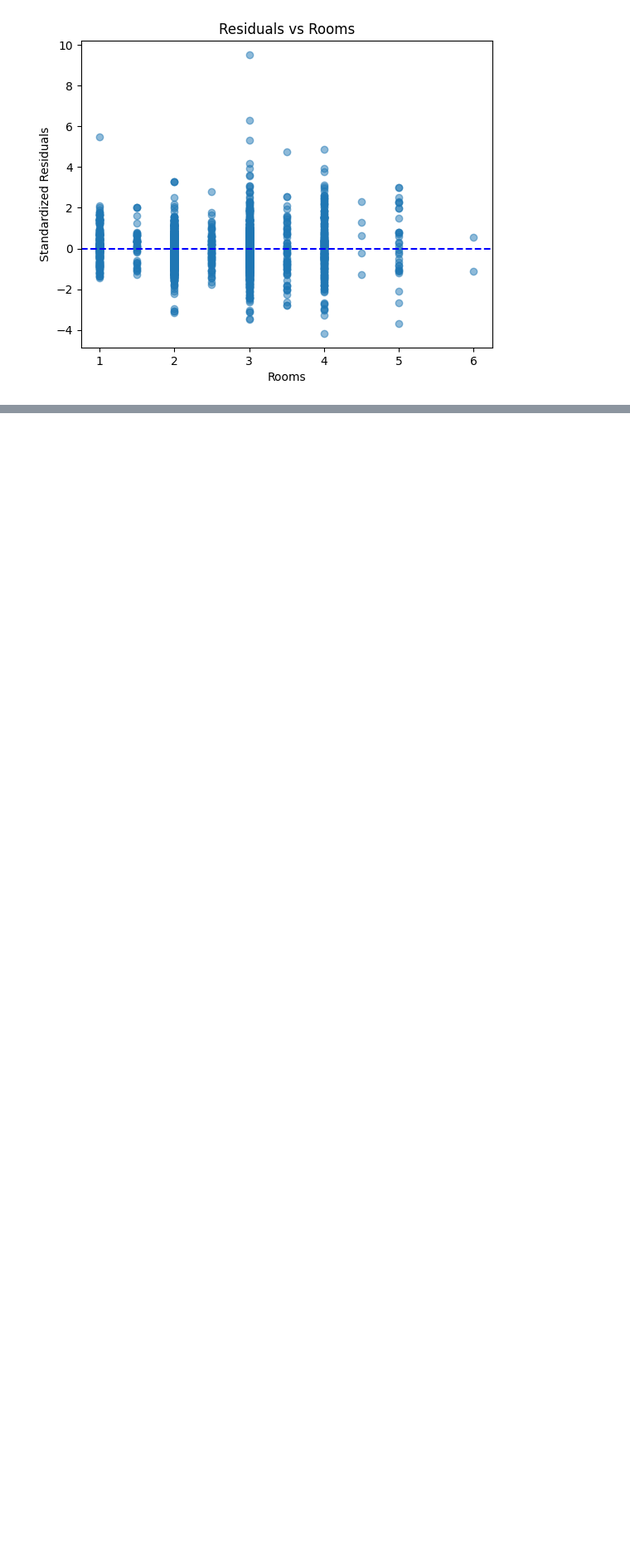
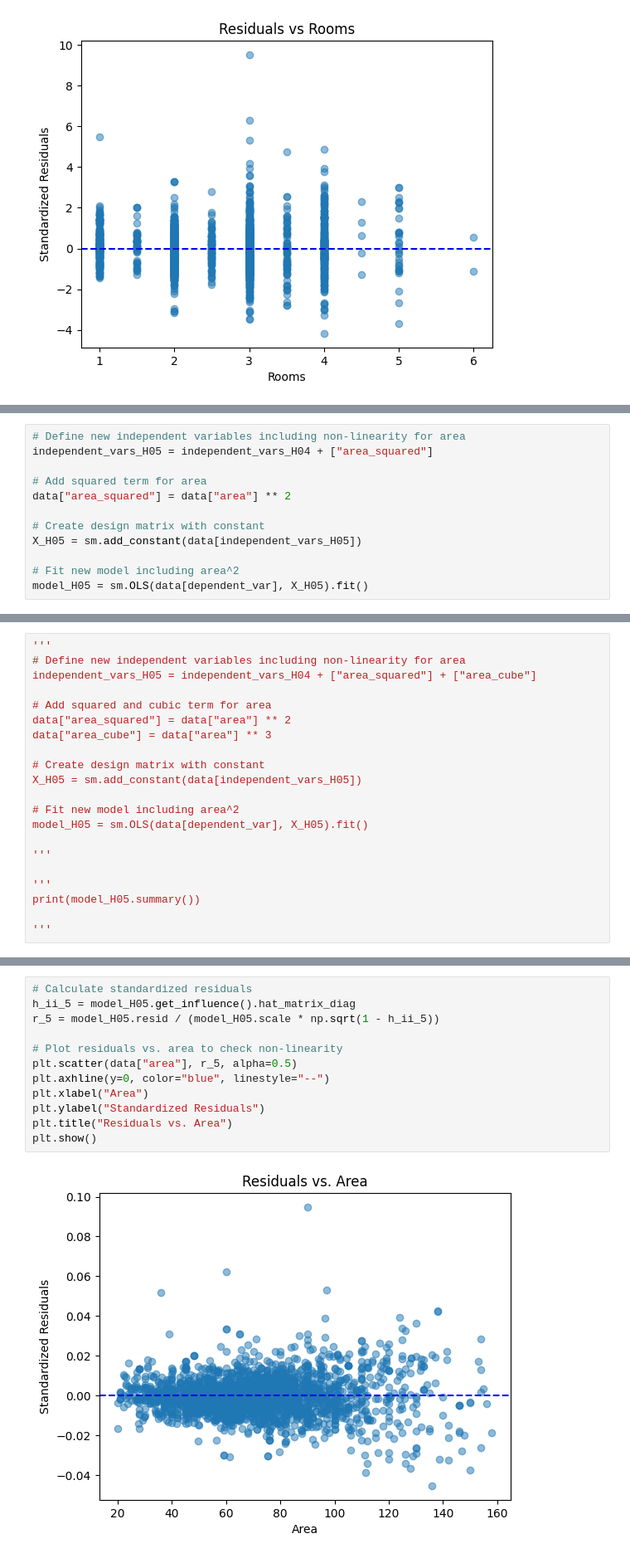
Before and after one commit to eminsin/RegressionAnalysis, a Jupyter notebook: RegressionAnalysis.ipynb, the cells around one changed output, grey strips where cells are left out. Shown at 83% size. Saved outputs shown, nothing was run; the diff lists cells and outputs as text; blank space fills up the shorter version.

Commit message:
Added the linearity check for model diagnosis

```diff
--- a/RegressionAnalysis.ipynb
+++ b/RegressionAnalysis.ipynb
@@ -752,0 +755,12 @@ plot_residuals(data["rooms"], r_H04, "Rooms")
+# %%
+# Define new independent variables including non-linearity for area
+independent_vars_H05 = independent_vars_H04 + ["area_squared"]
+
+# Add squared term for area
+data["area_squared"] = data["area"] ** 2
+
+# Create design matrix with constant
+X_H05 = sm.add_constant(data[independent_vars_H05])
+
+# Fit new model including area^2
+model_H05 = sm.OLS(data[dependent_var], X_H05).fit()
@@ -752,0 +788,21 @@ plot_residuals(data["rooms"], r_H04, "Rooms")
+# %%
+'''
+# Define new independent variables including non-linearity for area
+independent_vars_H05 = independent_vars_H04 + ["area_squared"] + ["area_cube"]
+
+# Add squared and cubic term for area
+data["area_squared"] = data["area"] ** 2
+data["area_cube"] = data["area"] ** 3
+
+# Create design matrix with constant
+X_H05 = sm.add_constant(data[independent_vars_H05])
+
+# Fit new model including area^2
+model_H05 = sm.OLS(data[dependent_var], X_H05).fit()
+
+'''
+
+'''
+print(model_H05.summary())
+
+'''
@@ -752,0 +811,14 @@ plot_residuals(data["rooms"], r_H04, "Rooms")
+# %%
+# Calculate standardized residuals
+h_ii_5 = model_H05.get_influence().hat_matrix_diag
+r_5 = model_H05.resid / (model_H05.scale * np.sqrt(1 - h_ii_5))
+
+# Plot residuals vs. area to check non-linearity
+plt.scatter(data["area"], r_5, alpha=0.5)
+plt.axhline(y=0, color="blue", linestyle="--")
+plt.xlabel("Area")
+plt.ylabel("Standardized Residuals")
+plt.title("Residuals vs. Area")
+plt.show()
+# %% [output]
+[figure, added]
```
Also changed, not shown: parts of 12 cells of this notebook.
